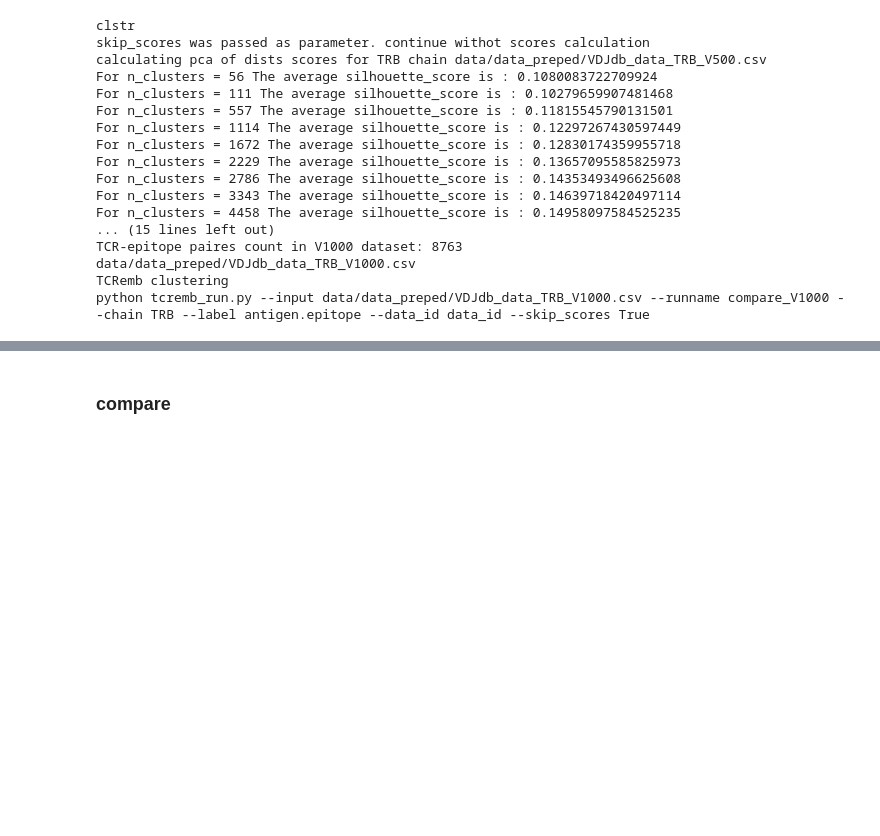
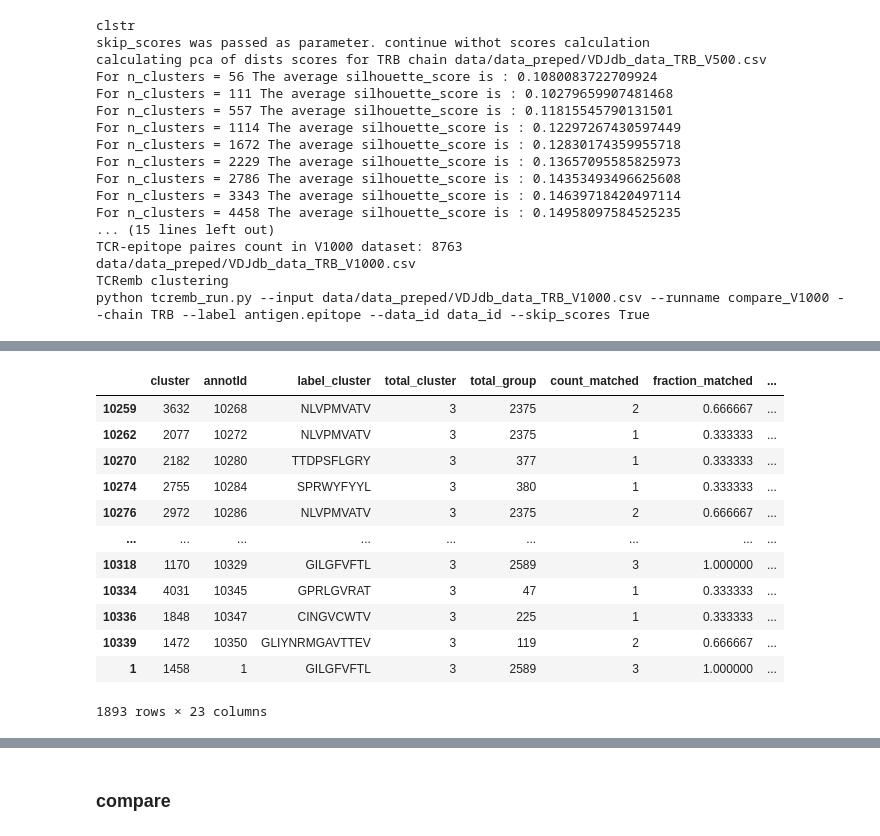
Before and after one commit to yuliajk/tcremp, a Jupyter notebook: compare_methods.ipynb, the cells around one changed output, grey strips where cells are left out. Saved outputs shown, nothing was run; the diff lists cells and outputs as text; code cells hidden in the pictures; blank space fills up the shorter version.

Commit message:
vdjdb as train and small fixes

```diff
--- a/compare_methods.ipynb
+++ b/compare_methods.ipynb
@@ -1275,11 +1377,11 @@ for i in samples_n:
 # %%
 ## Run Giana
 chain = 'TRB'
+giana_res_raw_v[chain]={}
 for i in samples_n:
-    giana_res_raw_v[i]={}
     vdjdb_v = pd.read_csv(f'data/data_preped/VDJdb_data_{chain}_V{i}.csv',sep='\t')
     vdjdb_v['v']= vdjdb_v['v'] + '*01'
     vdjdb_v['j']= vdjdb_v['j'] + '*01'
     print(f"TCR-epitope paires count in V{i} dataset: {len(vdjdb_v)}")
 
-    giana_res_raw_v[i][chain] = models.run_GIANA(vdjdb_v, chain, f'V{i}',2)
+    giana_res_raw_v[chain][i] = models.run_GIANA(vdjdb_v, chain, f'V{i}',2)
@@ -1373,14 +1574,14 @@ TCR-epitope paires count in V1000 dataset: 8763
 ### TCRemb
 # %%
 chain = 'TRA'
+tcremb_res_v[chain]={}
 for i in samples_n:
-    tcremb_res_v[i]={}
     v_path = f'data/data_preped/VDJdb_data_{chain}_V{i}.csv'
     vdjdb_v = pd.read_csv(v_path,sep='\t')
     print(f"TCR-epitope paires count in V{i} dataset: {len(vdjdb_v)}")
     print(v_path)
 
-    tcremb_res_v[i][chain] = models.run_tcremb(v_path, chain, f'V{i}',skip_scores=True)
+    tcremb_res_v[chain][i] = models.run_tcremb(v_path, chain, f'V{i}',skip_scores=True)
 # %% [output]
 TCR-epitope paires count in V10 dataset: 10352
 data/data_preped/VDJdb_data_TRA_V10.csv
@@ -1473,14 +1674,14 @@ Results are in tcremb_outputs/compare_V1000/
 Elapsed time: 79.59915900230408 seconds.
 # %%
 chain = 'TRB'
+tcremb_res_v[chain]={}
 for i in samples_n:
-    tcremb_res_v[i]={}
     v_path = f'data/data_preped/VDJdb_data_{chain}_V{i}.csv'
     vdjdb_v = pd.read_csv(v_path,sep='\t')
     print(f"TCR-epitope paires count in V{i} dataset: {len(vdjdb_v)}")
     print(v_path)
 
-    tcremb_res_v[i][chain] = models.run_tcremb(v_path, chain, f'V{i}',skip_scores=True)
+    tcremb_res_v[chain][i] = models.run_tcremb(v_path, chain, f'V{i}',skip_scores=True)
 # %% [output]
 TCR-epitope paires count in V10 dataset: 22057
 data/data_preped/VDJdb_data_TRB_V10.csv
@@ -1599,24 +1807,31 @@ TCR-epitope paires count in V1000 dataset: 4964
 # %%
 ## work with results
 chain = 'TRB'
+tcremb_res_v[chain]={}
+metrics_tcremb_v[chain]={}
+metrics_tcremb_v_all_clstr[chain]={}
+metrics_tcremb_v_enriched[chain] = {}
 for i in samples_n:
-    tcremb_res_v[i]={}
-    metrics_tcremb_v[i]={}
-    metrics_tcremb_v_all_clstr[i]={}
-    tcremb_res_v[i][chain] = pd.read_csv(f'tcremb_outputs/compare_V{i}/tcremb_clstr_res_{chain}.txt',sep='\t')
+    tcremb_res_v[chain][i] = pd.read_csv(f'tcremb_outputs/compare_V{i}/tcremb_clstr_res_{chain}.txt',sep='\t')
 
-    print(f"TCR-epitope paires count in V{i} dataset: {len(tcremb_res_v[i][chain])}")
+    print(f"TCR-epitope paires count in V{i} dataset: {len(tcremb_res_v[chain][i])}")
 
-    print(ml_utils.clsf_metrics(tcremb_res_v[i][chain]['antigen.epitope'],tcremb_res_v[i][chain]['label_cluster'], average='weighted'))
-    print(ml_utils.count_clstr_purity(tcremb_res_v[i][chain][['cluster','label_cluster','total_cluster','count_matched','fraction_matched','p_value','fraction_matched_exp','is_cluster']].drop_duplicates()))
+    print(ml_utils.clsf_metrics(tcremb_res_v[chain][i]['antigen.epitope'],tcremb_res_v[chain][i]['label_cluster'], average='weighted'))
+    print(ml_utils.count_clstr_purity(tcremb_res_v[chain][i][['cluster','label_cluster','total_cluster','count_matched','fraction_matched','p_value','fraction_matched_exp','is_cluster']].drop_duplicates()))
 
-    metrics_tcremb_v[i][chain] = metrics.get_clustermetrics(tcremb_res_v[i][chain], 'antigen.epitope')
+    metrics_tcremb_v[chain][i] = metrics.get_clustermetrics(tcremb_res_v[chain][i], 'antigen.epitope')
+    metrics_tcremb_v[chain][i]['method']='TCRemb'
 
-    tcremb_res_v_i = tcremb_res_v[i][chain].copy()
-    tcremb_res_v_i['is_cluster']==tcremb_res_v_i['total_cluster'].apply(lambda x: 1 if x >1 else 0)
+    tcremb_res_v_i = tcremb_res_v[chain][i].copy()
+    tcremb_res_v_i['is_cluster']=tcremb_res_v_i['total_cluster'].apply(lambda x: 1 if x >1 else 0)
 
-    metrics_tcremb_v_all_clstr[i][chain] = metrics.get_clustermetrics(tcremb_res_v_i, 'antigen.epitope')
-    print(metrics_tcremb_v[i][chain])
+    metrics_tcremb_v_all_clstr[chain][i] = metrics.get_clustermetrics(tcremb_res_v_i, 'antigen.epitope')
+    metrics_tcremb_v_all_clstr[chain][i]['method']='TCRemb'
+
+    tcremb_res_v_i['is_cluster']=tcremb_res_v_i.apply(lambda x: 1 if (x['total_cluster']>1) & (x['fraction_matched']>=0.7) else 0,axis=1)
+    metrics_tcremb_v_enriched[chain][i] = metrics.get_clustermetrics(tcremb_res_v_i, 'antigen.epitope')
+    metrics_tcremb_v_enriched[chain][i]['method']='TCRemb'
+    print(metrics_tcremb_v[chain][i])
 # %% [output]
 TCR-epitope paires count in V10 dataset: 22038
 {'f1': 0.5984780034315138, 'precision': 0.6029530733852388, 'recall': 0.604546692077321}
@@ -1638,3 +1853,19 @@ TCR-epitope paires count in V1000 dataset: 8749
 {'f1': 0.8060371684457983, 'precision': 0.8054631324212069, 'recall': 0.8093496399588525}
 0.8877870563674322
 {'purity': 0.8877870563674322, 'retention': 0.2189964567379129, 'consistency': 0.011308281141266528, 'ami': 0.5426697353833919, 'accuracy': 0.3201664589153639, 'precision': 0.8850212249806585, 'recall ...
+# %%
+tcremb_res_v['TRA'][10][tcremb_res_v['TRA'][10]['total_cluster']==3].sort_values('total_cluster')#.drop_duplicates('antigen.epitope')
+# %% [output]
+|  | cluster | annotId | label_cluster | total_cluster | total_group | count_matched | fraction_matched | ... |
+| 10259 | 3632 | 10268 | NLVPMVATV | 3 | 2375 | 2 | 0.666667 | ... |
+| 10262 | 2077 | 10272 | NLVPMVATV | 3 | 2375 | 1 | 0.333333 | ... |
+| 10270 | 2182 | 10280 | TTDPSFLGRY | 3 | 377 | 1 | 0.333333 | ... |
+| 10274 | 2755 | 10284 | SPRWYFYYL | 3 | 380 | 1 | 0.333333 | ... |
+| 10276 | 2972 | 10286 | NLVPMVATV | 3 | 2375 | 2 | 0.666667 | ... |
+| ... | ... | ... | ... | ... | ... | ... | ... | ... |
+| 10318 | 1170 | 10329 | GILGFVFTL | 3 | 2589 | 3 | 1.000000 | ... |
+| 10334 | 4031 | 10345 | GPRLGVRAT | 3 | 47 | 1 | 0.333333 | ... |
+| 10336 | 1848 | 10347 | CINGVCWTV | 3 | 225 | 1 | 0.333333 | ... |
+| 10339 | 1472 | 10350 | GLIYNRMGAVTTEV | 3 | 119 | 2 | 0.666667 | ... |
+| 1 | 1458 | 1 | GILGFVFTL | 3 | 2589 | 3 | 1.000000 | ... |
+1893 rows × 23 columns
```
Also changed, not shown: parts of 39 cells of this notebook, 2 other files.
